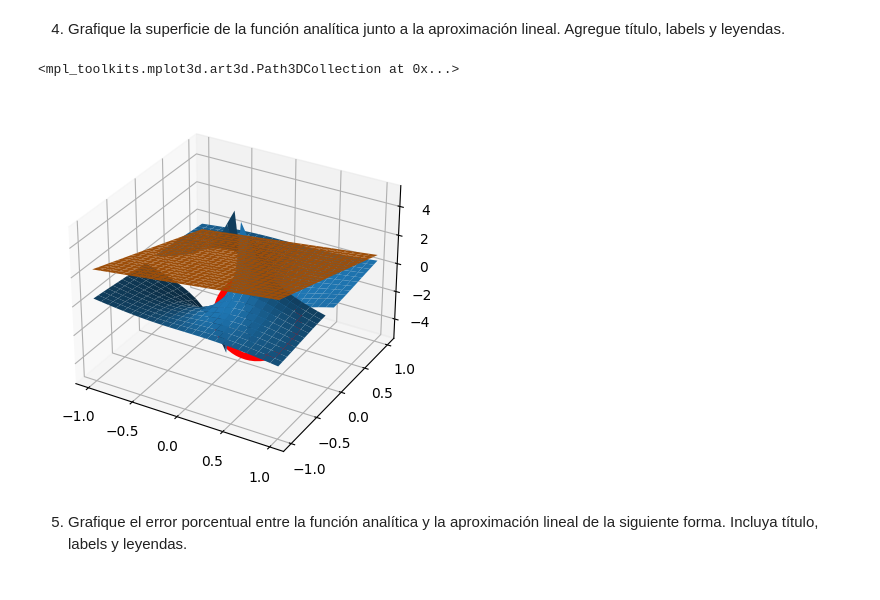
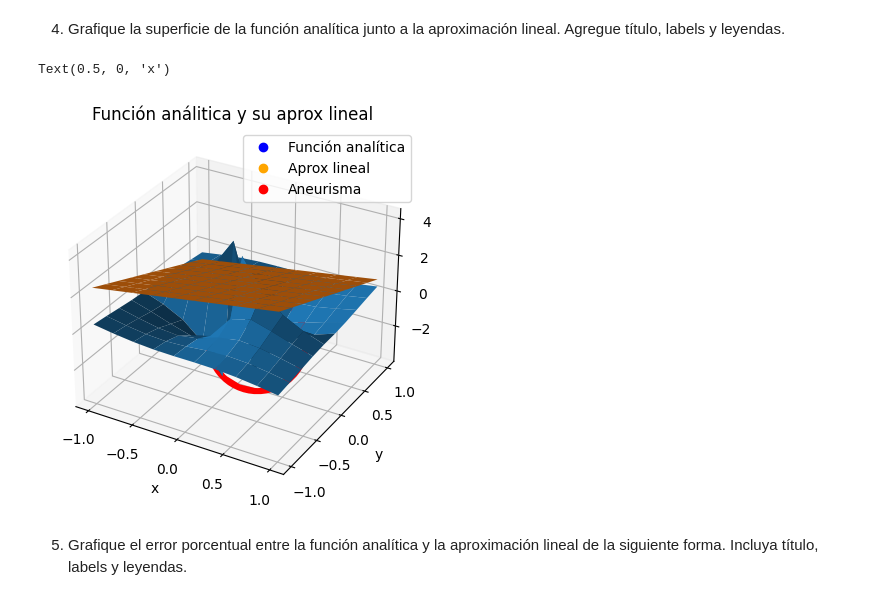
Before and after one commit to DavidTobonIBIO/IBIO2240-Lab4, a Jupyter notebook: Laboratorio_4.ipynb, the cells around one changed output. Drawn from its saved outputs; the diff is of its cells as text; code cells hidden in the pictures.

```diff
--- a/Laboratorio_4.ipynb
+++ b/Laboratorio_4.ipynb
@@ -139,7 +140,7 @@ Para esto, debe seguir los siguientes pasos:
 
 1. Defina ahora las variables como arreglos numéricos. Tanto $x$ como $y$ debe variar entre -1 a 1 **(ojo: no incluya el cero en los arreglos o puede producir errores)**
 # %%
-x_t, y_t = np.linspace(-1, 1, 25), np.linspace(-1, 1, 25)
+x_t, y_t = np.linspace(-1, 1, 10), np.linspace(-1, 1, 10)
 # %% [markdown]
 2. Sustituya los valores de los arreglos en las variables (Use *subs* de Sympy)
 # %%
@@ -159,36 +160,31 @@ print(taylor)
 # %%
 filas = len(x_t)
 # n x n: filas = columnas
 #matriz_f = [[0]*filas]*filas
 
 matriz_f = np.empty([filas, filas])
 matriz_f_lin = np.empty([filas, filas])
 
 for i in range(filas):
     for j in range(filas):
         matriz_f[i][j] = float(function.subs([(x, x_t[i]), (y, y_t[j])]))
         matriz_f_lin[i][j] = float(taylor.subs([(x, x_t[i]), (y, y_t[j])]))
 
 mesh_x, mesh_y = np.meshgrid(x_t, y_t)
 
 fig, ax = plt.subplots(subplot_kw={"projection": "3d"})
-ax.plot_surface(mesh_x, mesh_y, matriz_f)
-ax.plot_surface(mesh_x, mesh_y, matriz_f_lin)
-ax.scatter(x1, y1, f_t, color="red", linewidth=60)
-
-
-# matriz_0s = np.zeros([filas, filas])
-# matriz_0s_lin = np.zeros([filas, filas])
-
-# grafica=plt.figure(figsize=(14,10))
-# X1, X2 = np.meshgrid(x_t, y_t)
-# #hace falta crear el vector para reemplazar acá
-# taylor = taylor.subs([(x,X1),(y,X2)])
-# ax = grafica.add_subplot(111, projection='3d')
-# ax.plot_surface(X1, X2, taylor)
-# plt.show()
+ax.plot_surface(mesh_x, mesh_y, matriz_f, label='Función analítica')
+ax.plot_surface(mesh_x, mesh_y, matriz_f_lin, label='Aprox lineal')
+ax.set_title("Función análitica y su aprox lineal")
+ax.scatter(x1, y1, f_t, color="red", linewidth=70, label='Aneurisma')
+function_line = mpl.lines.Line2D([0],[0], linestyle="none", c='b', marker = 'o')
+aprox_line = mpl.lines.Line2D([0],[0], linestyle="none", c='orange', marker = 'o')
+point_line = mpl.lines.Line2D([0],[0], linestyle="none", c='r', marker = 'o')
+ax.legend([function_line, aprox_line, point_line], ['Función analítica', 'Aprox lineal', 'Aneurisma'], numpoints = 1)
+ax.set_ylabel('y')
+ax.set_xlabel('x')
 # %% [output]
-<mpl_toolkits.mplot3d.art3d.Path3DCollection at 0x...>
+Text(0.5, 0, 'x')
-[figure, old version]
+[figure, new version]
 # %% [markdown]
 5. Grafique el error porcentual entre la función analítica y la aproximación lineal de la siguiente forma. Incluya título, labels y leyendas.
```
Also changed, not shown: parts of 2 cells of this notebook.
